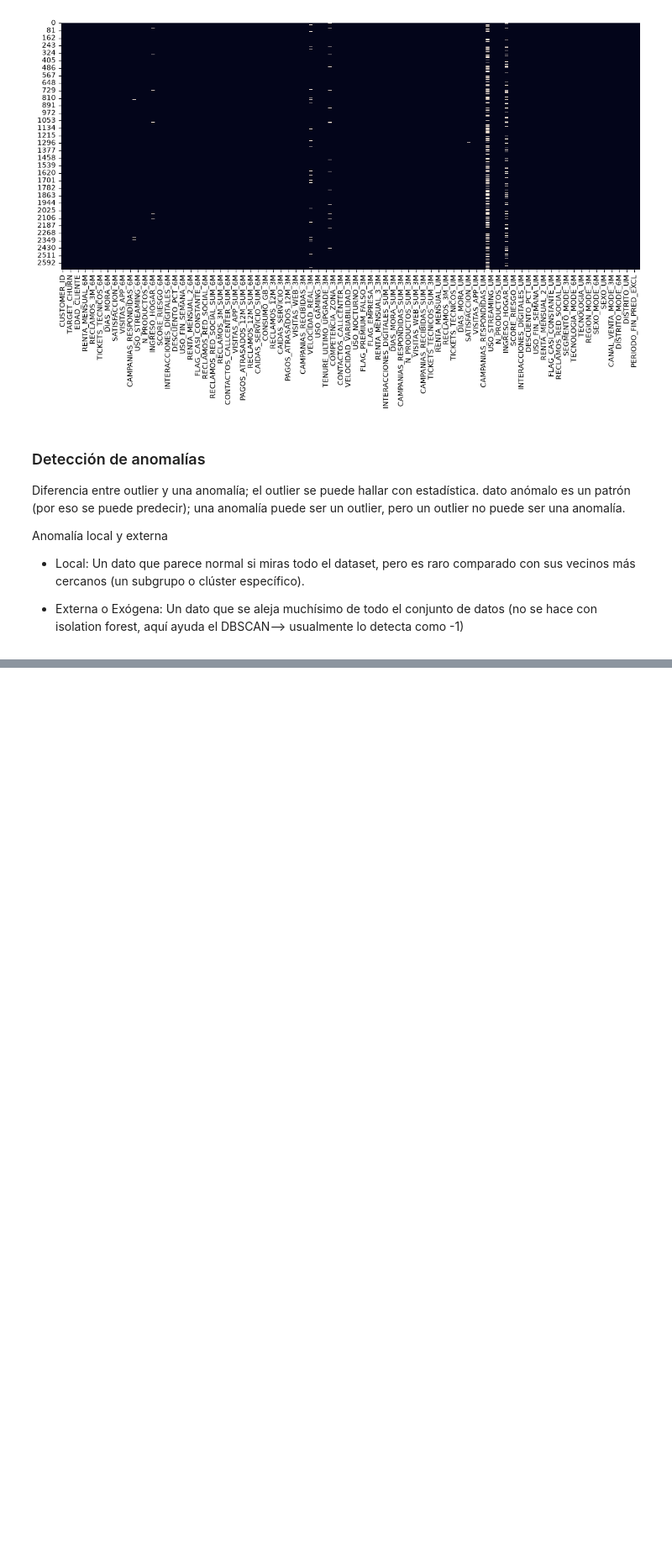
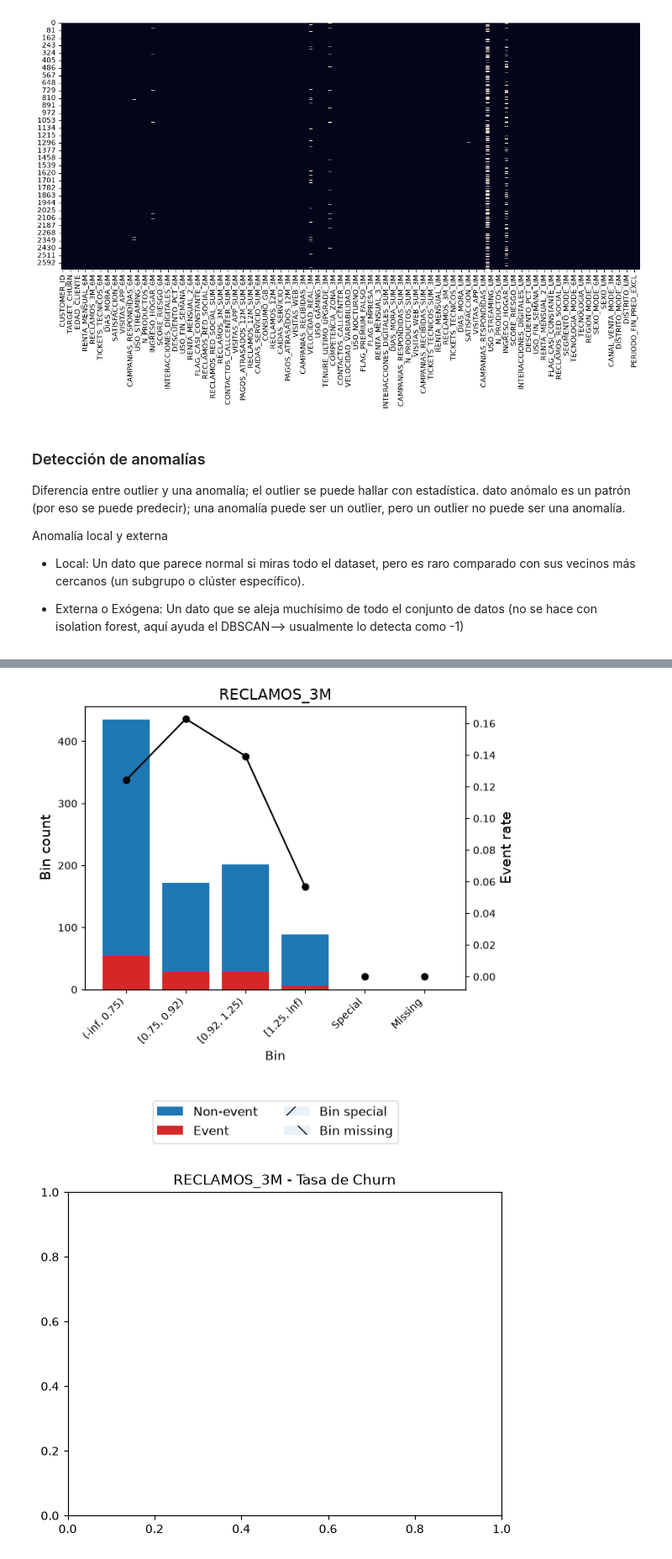
Before and after one commit to Albert-ca/exp_proyecto_prueba, a Jupyter notebook: notebooks/02 EDA.ipynb, the cells around one changed output, grey strips where cells are left out. Shown at 84% size. Cells and saved outputs as stored; diff of their text form; code cells hidden in the pictures; blank space fills up the shorter version.

```diff
--- a/notebooks/02 EDA.ipynb
+++ b/notebooks/02 EDA.ipynb
@@ -335,0 +640,12 @@ Anomalía local y externa
+# %%
+x = df["RECLAMOS_3M_6M"].values
+y = df["TARGET_CHURN"].values
+
+optb = OptimalBinning(
+    name="RECLAMOS_3M",
+    dtype="numerical",
+    max_n_bins=5,
+    min_bin_size=0.05, # cada variable tener un mínimo de 5% de total de observaciones
+    monotonic_trend="auto")
+
+optb.fit(x, y)
@@ -335,0 +672,4 @@ Anomalía local y externa
+# %%
+binning_table = optb.binning_table
+tabla = binning_table.build()
+display(tabla)
@@ -335,0 +725,7 @@ Anomalía local y externa
+# %%
+binning_table.plot(metric="event_rate",show_bin_labels=True)
+plt.title("RECLAMOS_3M - Tasa de Churn")
+plt.show()
+# %% [output]
+[figure, added]
+[figure, added]
```
Also changed, not shown: parts of 58 cells of this notebook, 6 other files.
